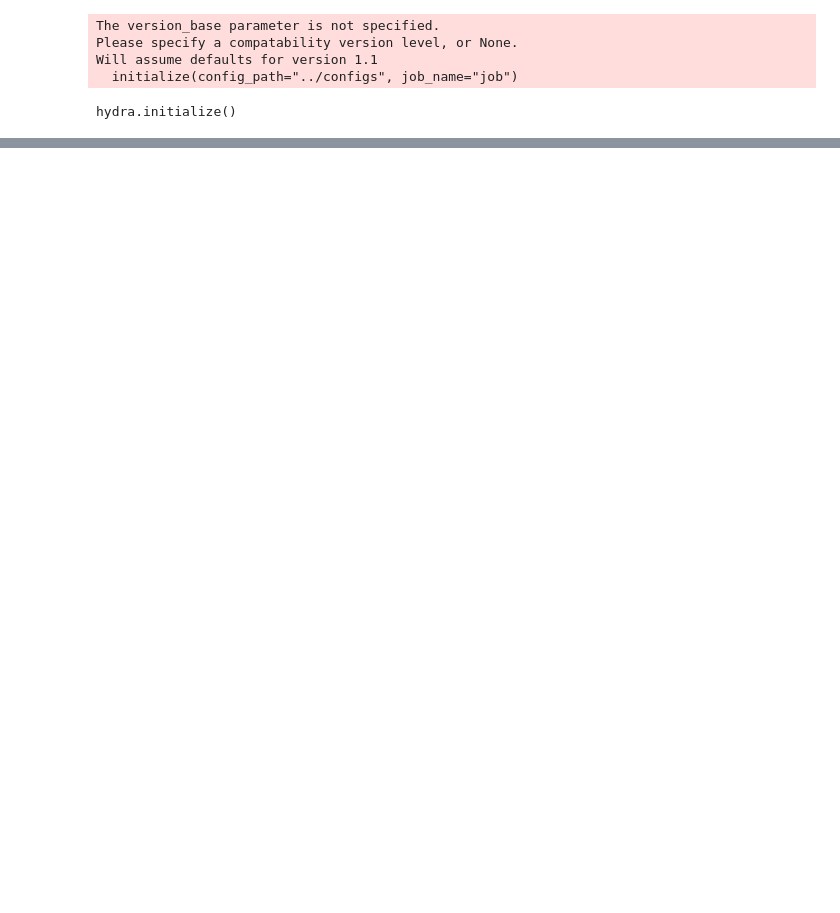
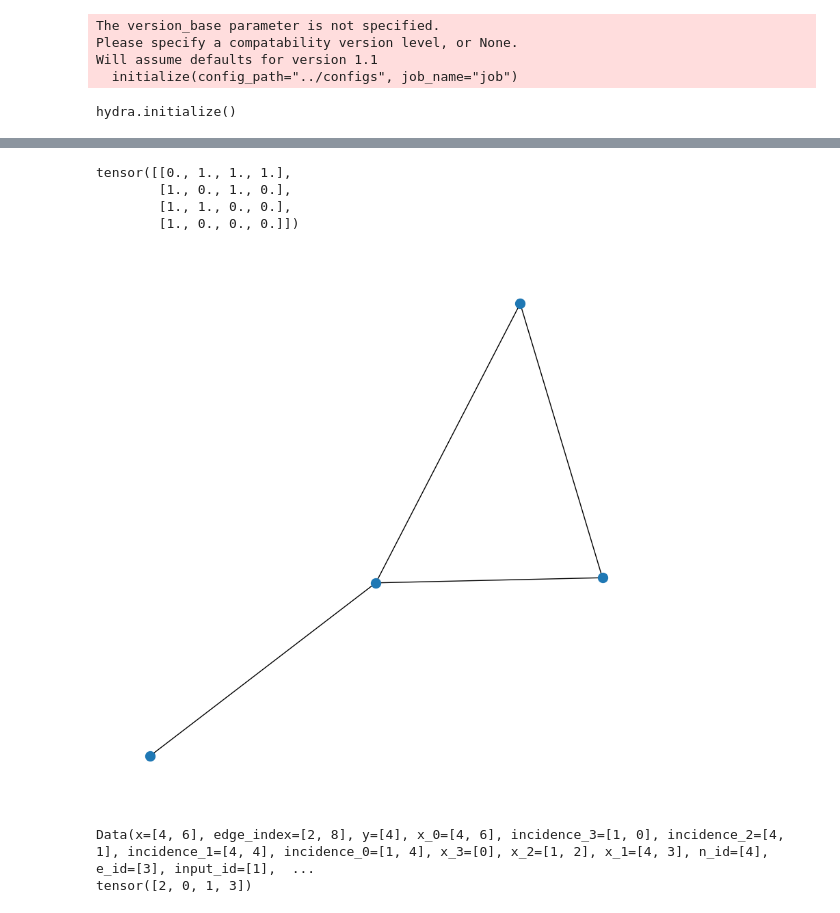
Before and after one commit to geometric-intelligence/TopoBenchmark, a Jupyter notebook: tutorials/batching.ipynb, the cells around one changed output, grey strips where cells are left out. Drawn from its saved outputs; the diff is of its cells as text; code cells hidden in the pictures; blank space fills up the shorter version.

```diff
--- a/tutorials/batching.ipynb
+++ b/tutorials/batching.ipynb
@@ -65,0 +505,27 @@ data.keys()
+# %%
+# num_neighbors controls also the number of hops (for 2 hops do num_neighbors=[-1, -1])
+reduce = ReduceNeighborhoods(rank=rank, remove_self_loops=True)
+batch_size = 1
+loader = NeighborLoaderWrapper(data,
+                               rank=rank,
+                               num_neighbors=[-1],
+                               input_nodes=train_mask,
+                               batch_size=batch_size,
+                               shuffle=False,
+                               transform=reduce)
+# %%
+for i, batch in enumerate(loader):
+    if i==2:
+        print(batch.adjacency_0.to_dense())
+        plot_graph(batch)
+        print(batch)
+        print(batch.n_id)
+        break
+# %% [output]
+tensor([[0., 1., 1., 1.],
+        [1., 0., 1., 0.],
+        [1., 1., 0., 0.],
+        [1., 0., 0., 0.]])
+[figure, added]
+Data(x=[4, 6], edge_index=[2, 8], y=[4], x_0=[4, 6], incidence_3=[1, 0], incidence_2=[4, 1], incidence_1=[4, 4], incidence_0=[1, 4], x_3=[0], x_2=[1, 2], x_1=[4, 3], n_id=[4], e_id=[3], input_id=[1],  ...
+tensor([2, 0, 1, 3])
```
Also changed, not shown: parts of 13 cells of this notebook.
